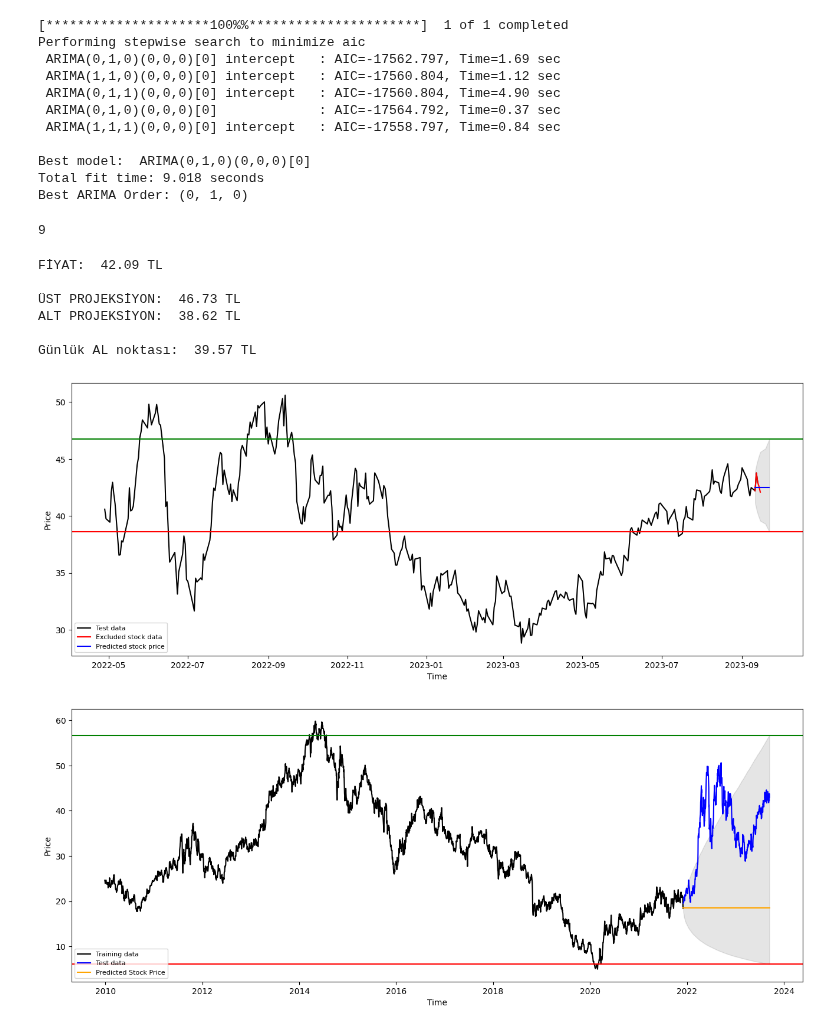
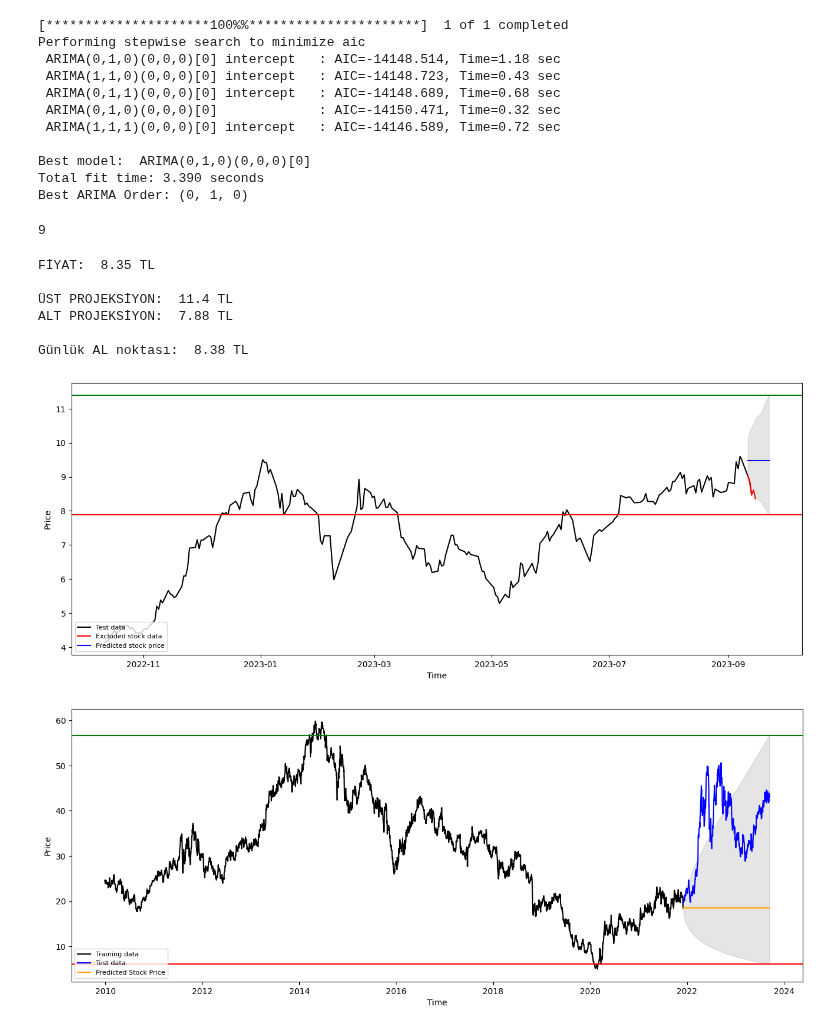
Before and after one commit to erendagasan/Eren-Dagasan-Personal, a Jupyter notebook: ARIMA-14.09.2023.ipynb, the cells around one changed output. Saved outputs shown, nothing was run; the diff lists cells and outputs as text; code cells hidden in the pictures.

```diff
--- a/ARIMA-14.09.2023.ipynb
+++ b/ARIMA-14.09.2023.ipynb
@@ -17,7 +34,7 @@ from sklearn.metrics import mean_squared_error, mean_absolute_error
 import math
 import yfinance as yf
 
-stock = "EQT"
+stock = "EKGYO.IS"
 
 dateparse = lambda dates: pd.datetime.strptime(dates, '%Y-%m-%d')
 stock_data = yf.download(stock, start="2006-01-01", end="2023-09-14")
@@ -44,14 +61,14 @@ print("Best ARIMA Order:", best_order)
 # %% [output]
 [*********************100%%**********************]  1 of 1 completed
 Performing stepwise search to minimize aic
- ARIMA(0,1,0)(0,0,0)[0] intercept   : AIC=-17562.797, Time=1.69 sec
- ARIMA(1,1,0)(0,0,0)[0] intercept   : AIC=-17560.804, Time=1.12 sec
- ARIMA(0,1,1)(0,0,0)[0] intercept   : AIC=-17560.804, Time=4.90 sec
- ARIMA(0,1,0)(0,0,0)[0]             : AIC=-17564.792, Time=0.37 sec
- ARIMA(1,1,1)(0,0,0)[0] intercept   : AIC=-17558.797, Time=0.84 sec
+ ARIMA(0,1,0)(0,0,0)[0] intercept   : AIC=-14148.514, Time=1.18 sec
+ ARIMA(1,1,0)(0,0,0)[0] intercept   : AIC=-14148.723, Time=0.43 sec
+ ARIMA(0,1,1)(0,0,0)[0] intercept   : AIC=-14148.689, Time=0.68 sec
+ ARIMA(0,1,0)(0,0,0)[0]             : AIC=-14150.471, Time=0.32 sec
+ ARIMA(1,1,1)(0,0,0)[0] intercept   : AIC=-14146.589, Time=0.72 sec
 
 Best model:  ARIMA(0,1,0)(0,0,0)[0]
-Total fit time: 9.018 seconds
+Total fit time: 3.390 seconds
 Best ARIMA Order: (0, 1, 0)
 # %%
 from statsmodels.tsa.arima.model import ARIMA
@@ -84,45 +101,52 @@ plt.plot(np.exp(test_data[100:]), color='black', label='Test data')
 
 # plt.plot(test_data.index, np.exp(fc), color='orange', label='Predicted Stock Price')  # Convert back to original scale
 # plt.fill_between(test_data.index, np.exp(conf.iloc[:, 0]), np.exp(conf.iloc[:, 1]),
 #                  color='k', alpha=.10)
 
+import datetime
+def get_last_weekday_date():
+    today = datetime.date.today()
+    while today.weekday() >= 5:
+        today -= datetime.timedelta(days=1)
+    return today
+last_weekday_date = get_last_weekday_date()
 
-from datetime import datetime, timedelta
-today = datetime.now()
-tomorrow = today + timedelta(days=1)
-formatted_date = tomorrow.strftime("%Y-%m-%d")
-today = today.strftime("%Y-%m-%d")
+last_weekday_date+=datetime.timedelta(days=1)
+last_weekday_date = last_weekday_date.strftime("%Y-%m-%d")
 
-stock_data = yf.download(stock, start=end, end=formatted_date, progress=False)
+stock_data = yf.download(stock, start=end, end=last_weekday_date, progress=False)
 plt.plot(stock_data.index, stock_data["Close"], color='red', label='Excluded stock data')
 
 plt.plot(new_date_index, np.exp(fc), color='blue', label='Predicted stock price')  # Convert back to original scale
 plt.fill_between(new_date_index, np.exp(conf.iloc[:, 0]), np.exp(conf.iloc[:, 1]),
                  color='k', alpha=.10)
 
 plt.axhline(np.exp(conf.iloc[:, 1].max()), color="green")
 plt.axhline(np.exp(conf.iloc[:, 0].min()), color="red")
 
 print("FİYAT: ", round(stock_data["Close"].iloc[-1], 2), "TL\n")
 
 print("ÜST PROJEKSİYON: ", round(np.exp(conf.iloc[:, 1].max()), 2), "TL")
 print("ALT PROJEKSİYON: ", round(np.exp(conf.iloc[:, 0].min()), 2), "TL\n")
 
-print("Günlük AL noktası: ", round(np.exp(float(lower_series[1][lower_series[0] == pd.Timestamp(today)])), 2), "TL")
+last_weekday_date = pd.Timestamp(last_weekday_date)
+last_weekday_date-=datetime.timedelta(days=1)
+last_weekday_date = last_weekday_date.strftime("%Y-%m-%d")
+print("Günlük AL noktası: ", round(np.exp(float(lower_series[1][lower_series[0] == pd.Timestamp(last_weekday_date)])), 2), "TL")
 
 plt.xlabel('Time')
 plt.ylabel('Price')
 
 plt.legend(loc='lower left', fontsize=8)
 plt.show()
 # %% [output]
-FİYAT:  42.09 TL
+FİYAT:  8.35 TL
 
-ÜST PROJEKSİYON:  46.73 TL
-ALT PROJEKSİYON:  38.62 TL
+ÜST PROJEKSİYON:  11.4 TL
+ALT PROJEKSİYON:  7.88 TL
 
-Günlük AL noktası:  39.57 TL
+Günlük AL noktası:  8.38 TL
-[figure, old version]
+[figure, new version]
 # %%
 model = ARIMA(train_data, order=best_order)
 fitted = model.fit()
```
Also changed, not shown: parts of 2 cells of this notebook.
